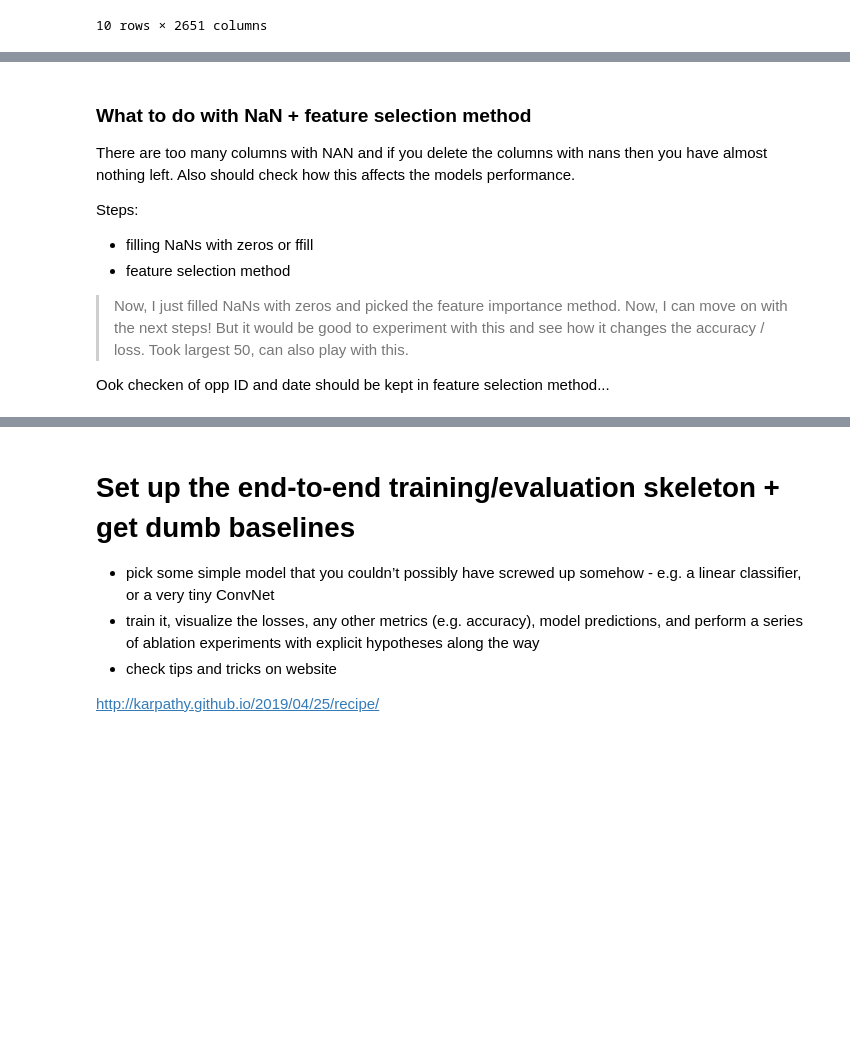
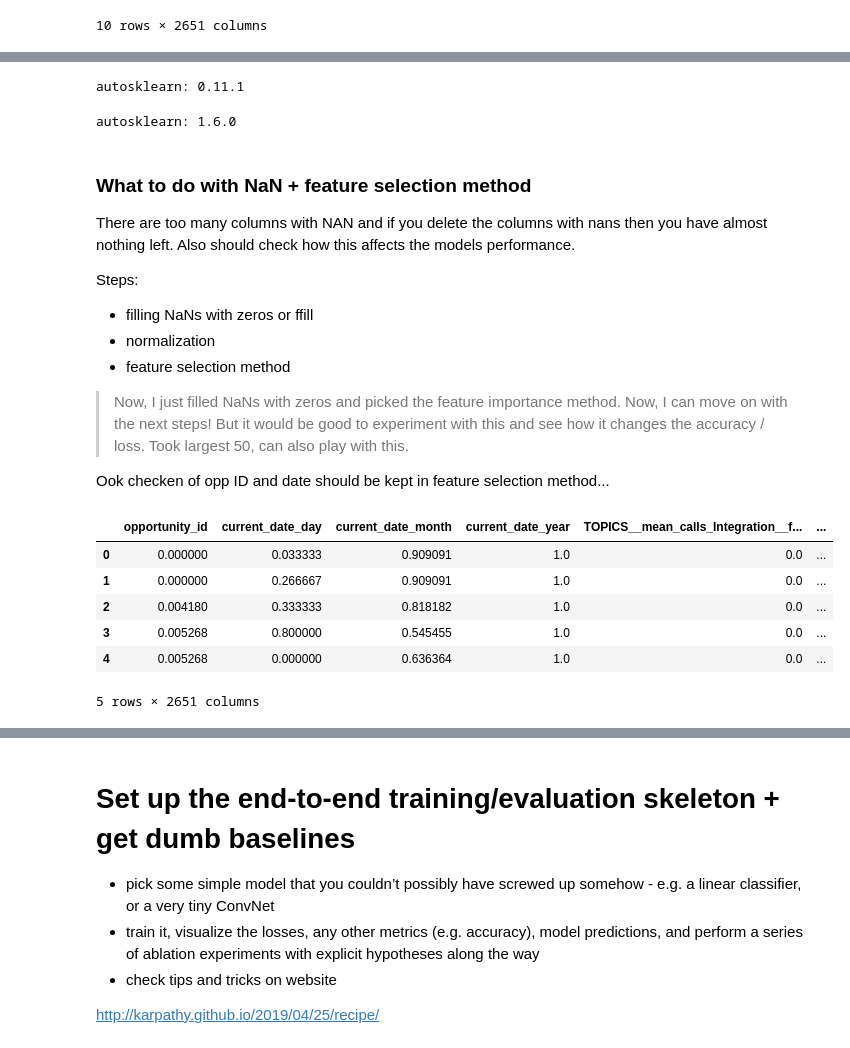
Before and after one commit to annemiekvdleest/Machine_Learning, a Jupyter notebook: ML_project1.ipynb, the cells around one changed output, grey strips where cells are left out. Cells and saved outputs as stored; diff of their text form; code cells hidden in the pictures; blank space fills up the shorter version.

```diff
--- a/ML_project1.ipynb
+++ b/ML_project1.ipynb
@@ -66,3 +100,14 @@ df.describe()
+# %%
+import autosklearn
+
+print('autosklearn: %s' % autosklearn.__version__)
+# %% [output]
+autosklearn: 0.11.1
+# %%
+import scipy
+print('autosklearn: %s' % scipy.__version__)
+# %% [output]
+autosklearn: 1.6.0
 # %% [markdown]
 ### What to do with NaN + feature selection method
 
@@ -70,6 +115,7 @@ There are too many columns with NAN and if you delete the columns with nans then
 
 Steps:
 - filling NaNs with zeros or ffill
+- normalization
 - feature selection method
 
 
@@ -77,3 +123,29 @@ Steps:
 > Now, I just filled NaNs with zeros and picked the feature importance method. Now, I can move on with the next steps! But it would be good to experiment with this and see how it changes the accuracy / loss. Took largest 50, can also play with this.
 
 Ook checken of opp ID and date should be kept in feature selection method...
+# %%
+# NaNs
+df = df.fillna(0)
+# https://www.kaggle.com/code/rtatman/data-cleaning-challenge-handling-missing-values/notebook
+# deze checken
+
+# Normalization is useful when your data has varying scales and the algorithm you are using
+# does not make assumptions about the distribution of your data, such as k-nearest neighbors and artificial neural networks.
+from sklearn import preprocessing
+scaler = preprocessing.MinMaxScaler()
+col = df.columns
+d = scaler.fit_transform(df)
+scaled_df = pd.DataFrame(d, columns=col) #transform back to dataframe
+scaled_df.head()
+
+
+# https://machinelearningmastery.com/standardscaler-and-minmaxscaler-transforms-in-python/
+# normalization -> kNN
+# %% [output]
+|  | opportunity_id | current_date_day | current_date_month | current_date_year | TOPICS__mean_calls_Integration__f... | ... |
+| 0 | 0.000000 | 0.033333 | 0.909091 | 1.0 | 0.0 | ... |
+| 1 | 0.000000 | 0.266667 | 0.909091 | 1.0 | 0.0 | ... |
+| 2 | 0.004180 | 0.333333 | 0.818182 | 1.0 | 0.0 | ... |
+| 3 | 0.005268 | 0.800000 | 0.545455 | 1.0 | 0.0 | ... |
+| 4 | 0.005268 | 0.000000 | 0.636364 | 1.0 | 0.0 | ... |
+5 rows × 2651 columns
```
Also changed, not shown: parts of 10 cells of this notebook.
